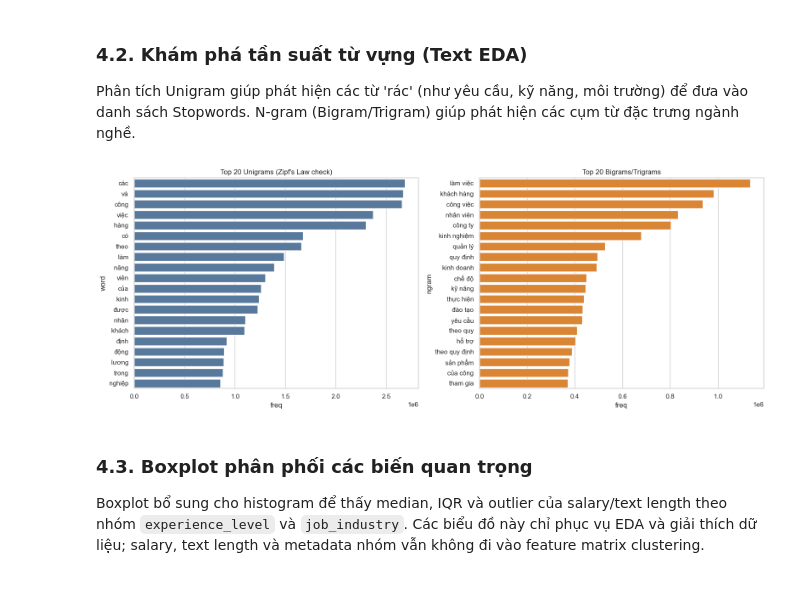
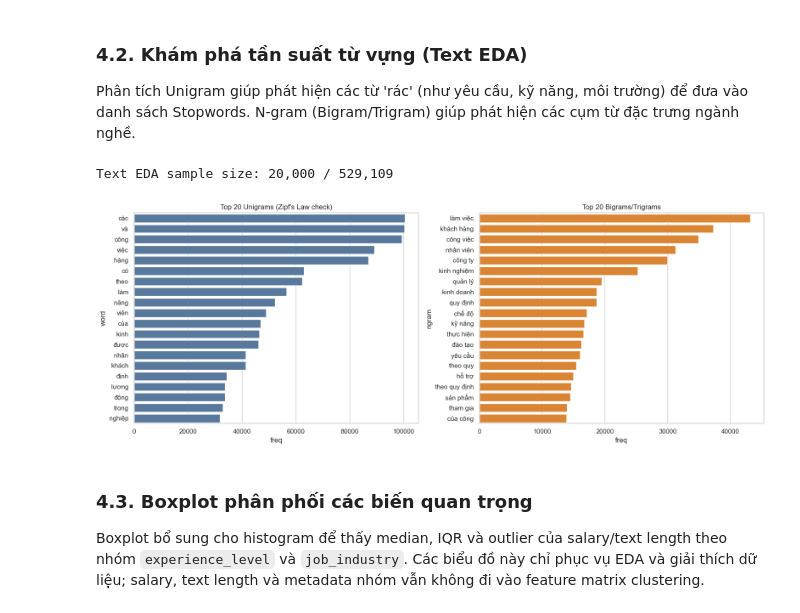
Before and after one commit to 1Huy2409/final-data-science, a Jupyter notebook: notebooks/03_feature_engineering_for_clustering.ipynb, the cells around one changed output. Saved outputs shown, nothing was run; the diff lists cells and outputs as text; code cells hidden in the pictures.

```diff
--- a/notebooks/03_feature_engineering_for_clustering.ipynb
+++ b/notebooks/03_feature_engineering_for_clustering.ipynb
@@ -548,31 +548,36 @@ Phân tích Unigram giúp phát hiện các từ 'rác' (như yêu cầu, kỹ n
 # %%
 from sklearn.feature_extraction.text import CountVectorizer
 import matplotlib.pyplot as plt
 import seaborn as sns
 
+TEXT_EDA_SAMPLE_SIZE = min(20000, len(train_df))
+text_eda_sample = train_df.sample(TEXT_EDA_SAMPLE_SIZE, random_state=RANDOM_STATE)['final_text'].fillna('')
+print(f"Text EDA sample size: {TEXT_EDA_SAMPLE_SIZE:,} / {len(train_df):,}")
+
 # Unigram frequency
 vec_1 = CountVectorizer(max_features=20)
-counts_1 = vec_1.fit_transform(train_df['final_text'].fillna(''))
+counts_1 = vec_1.fit_transform(text_eda_sample)
 words_1 = vec_1.get_feature_names_out()
 freqs_1 = counts_1.sum(axis=0).A1
 unigram_df = pd.DataFrame({'word': words_1, 'freq': freqs_1}).sort_values('freq', ascending=False)
 
 # Bigram/Trigram frequency
 vec_n = CountVectorizer(ngram_range=(2, 3), max_features=20)
-counts_n = vec_n.fit_transform(train_df['final_text'].fillna(''))
+counts_n = vec_n.fit_transform(text_eda_sample)
 words_n = vec_n.get_feature_names_out()
 freqs_n = counts_n.sum(axis=0).A1
 ngram_df = pd.DataFrame({'ngram': words_n, 'freq': freqs_n}).sort_values('freq', ascending=False)
 
 fig, axes = plt.subplots(1, 2, figsize=(16, 6))
 sns.barplot(data=unigram_df, y='word', x='freq', ax=axes[0], color='#4c78a8')
 axes[0].set_title('Top 20 Unigrams (Zipf\'s Law check)')
 sns.barplot(data=ngram_df, y='ngram', x='freq', ax=axes[1], color='#f58518')
 axes[1].set_title('Top 20 Bigrams/Trigrams')
 plt.tight_layout()
 save_plot(fig, 'text_frequency_eda.png')
 # %% [output]
+Text EDA sample size: 20,000 / 529,109
-[figure, old version]
+[figure, new version]
 # %% [markdown]
 ### 4.3. Boxplot phân phối các biến quan trọng
 Boxplot bổ sung cho histogram để thấy median, IQR và outlier của salary/text length theo nhóm `experience_level` và `job_industry`. Các biểu đồ này chỉ phục vụ EDA và giải thích dữ liệu; salary, text length và metadata nhóm vẫn không đi vào feature matrix clustering.
```
Also changed, not shown: parts of 3 cells of this notebook.
